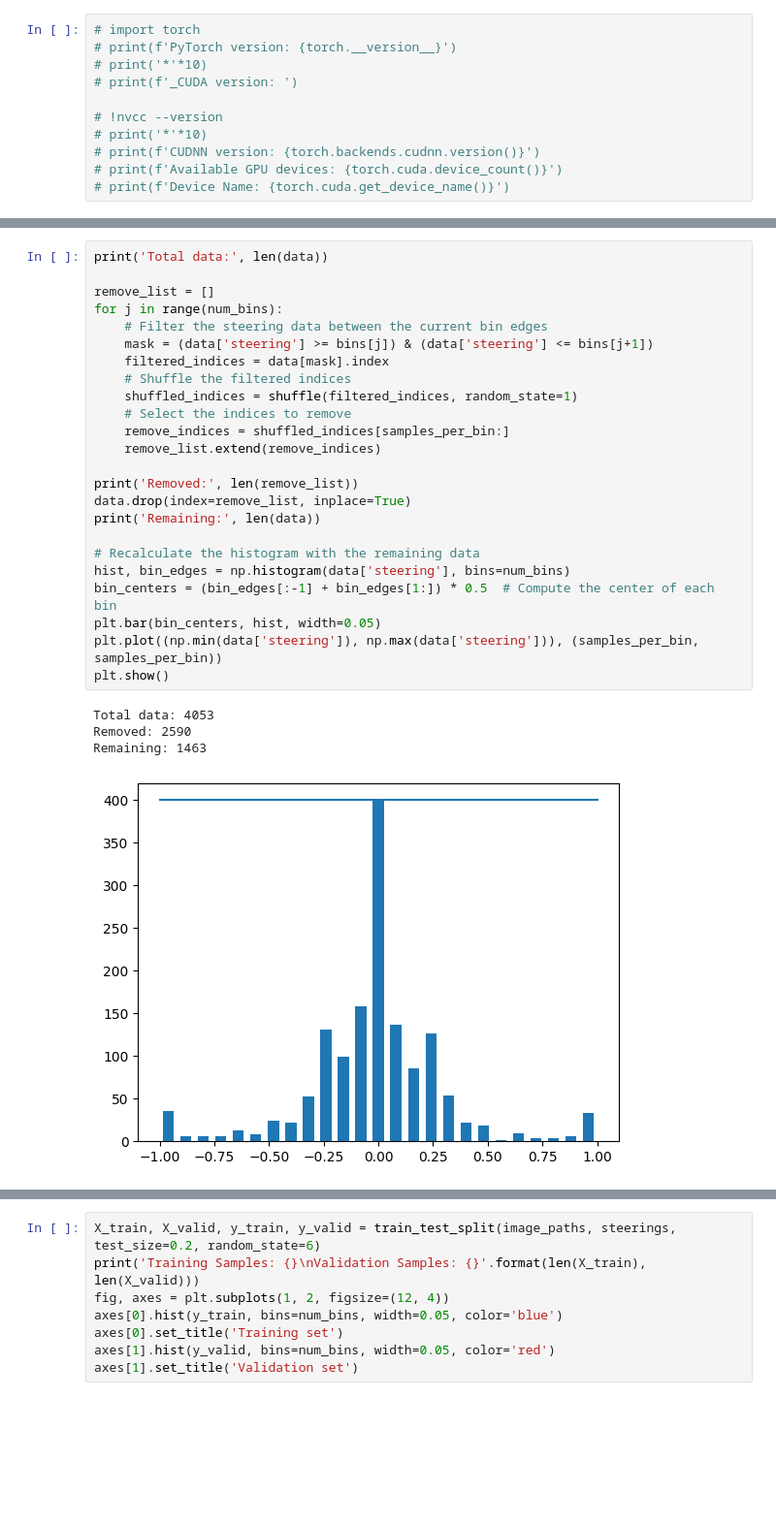
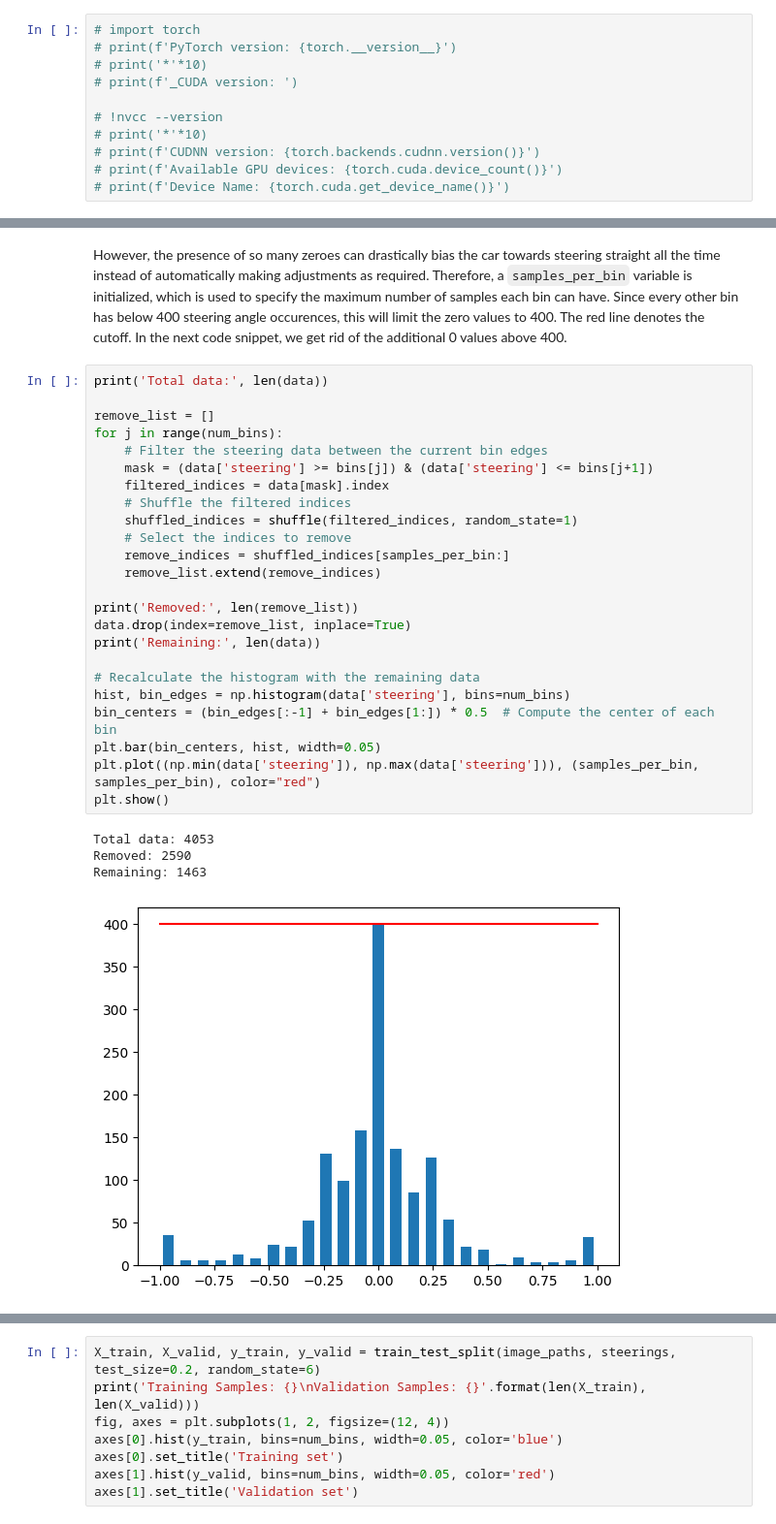
Before and after one commit to aritrakar/behavioral-cloning-car, a Jupyter notebook: Self_Driving_Car_Sim.ipynb, the cells around one changed output, grey strips where cells are left out. Shown at 97% size. Drawn from its saved outputs; the diff is of its cells as text; blank space fills up the shorter version.

```diff
--- a/Self_Driving_Car_Sim.ipynb
+++ b/Self_Driving_Car_Sim.ipynb
@@ -97,29 +102,31 @@ array([-0.96, -0.88, -0.8 , -0.72, -0.64, -0.56, -0.48, -0.4 , -0.32,
+# %% [markdown]
+However, the presence of so many zeroes can drastically bias the car towards steering straight all the time instead of automatically making adjustments as required. Therefore, a `samples_per_bin` variable is initialized, which is used to specify the maximum number of samples each bin can have. Since every other bin has below 400 steering angle occurences, this will limit the zero values to 400. The red line denotes the cutoff. In the next code snippet, we get rid of the additional 0 values above 400.
 # %%
 print('Total data:', len(data))
 
 remove_list = []
 for j in range(num_bins):
     # Filter the steering data between the current bin edges
     mask = (data['steering'] >= bins[j]) & (data['steering'] <= bins[j+1])
     filtered_indices = data[mask].index
     # Shuffle the filtered indices
     shuffled_indices = shuffle(filtered_indices, random_state=1)
     # Select the indices to remove
     remove_indices = shuffled_indices[samples_per_bin:]
     remove_list.extend(remove_indices)
 
 print('Removed:', len(remove_list))
 data.drop(index=remove_list, inplace=True)
 print('Remaining:', len(data))
 
 # Recalculate the histogram with the remaining data
 hist, bin_edges = np.histogram(data['steering'], bins=num_bins)
 bin_centers = (bin_edges[:-1] + bin_edges[1:]) * 0.5  # Compute the center of each bin
 plt.bar(bin_centers, hist, width=0.05)
-plt.plot((np.min(data['steering']), np.max(data['steering'])), (samples_per_bin, samples_per_bin))
+plt.plot((np.min(data['steering']), np.max(data['steering'])), (samples_per_bin, samples_per_bin), color="red")
 plt.show()
 # %% [output]
 Total data: 4053
 Removed: 2590
 Remaining: 1463
-[figure, old version]
+[figure, new version]
```
Also changed, not shown: parts of 26 cells of this notebook, 13 other files.
